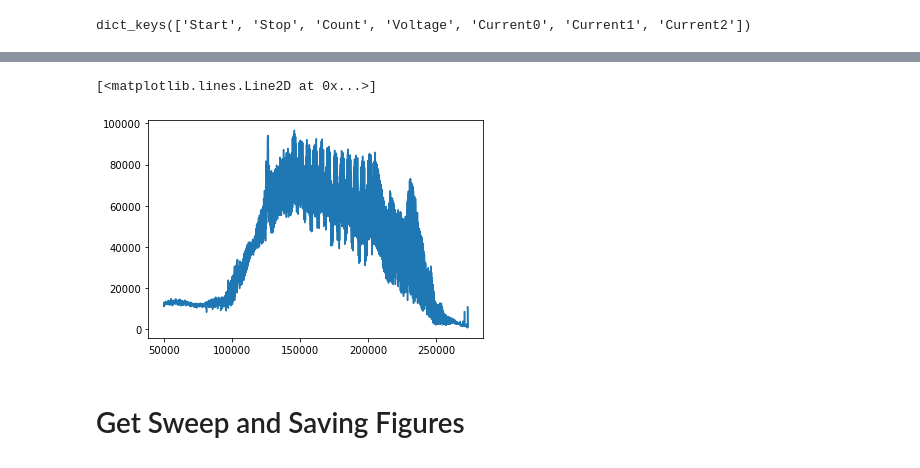
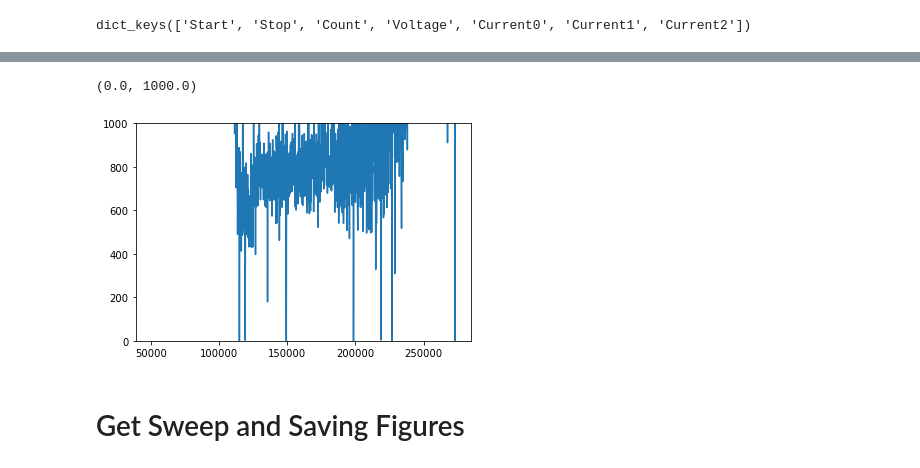
Before and after one commit to jgoodwill1/DAPPEr, a Jupyter notebook: Sweep Analysis.ipynb, the cells around one changed output, grey strips where cells are left out. Saved outputs shown, nothing was run; the diff lists cells and outputs as text; code cells hidden in the pictures.

```diff
--- a/Sweep Analysis.ipynb
+++ b/Sweep Analysis.ipynb
@@ -70,8 +143,9 @@ fit = pd.DataFrame({'c': ctot,
 # %%
-plt.plot(fit['t'], fit['ne'])
+plt.plot(fit['t'], fit['Te'])
+plt.ylim(0,1000)
 # %% [output]
-[<matplotlib.lines.Line2D at 0x...>]
+(0.0, 1000.0)
-[figure, old version]
+[figure, new version]
 # %% [markdown]
 # Get Sweep and Saving Figures
 # %%
```
Also changed, not shown: parts of 9 cells of this notebook, 2 other files.
